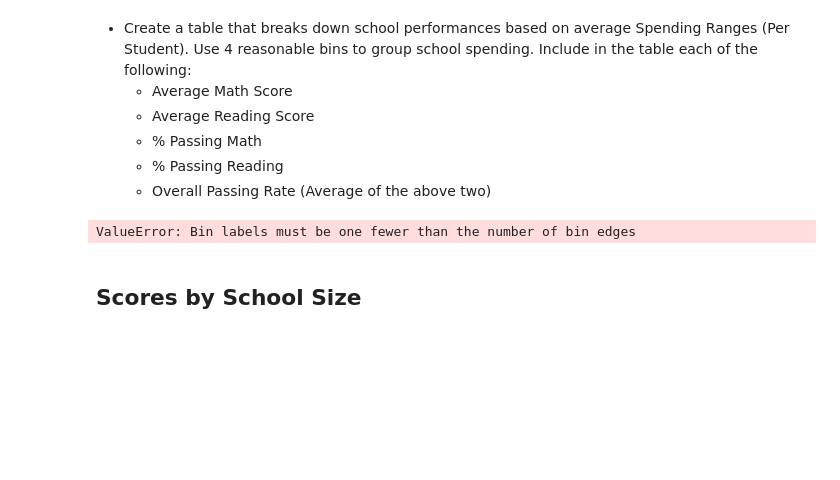
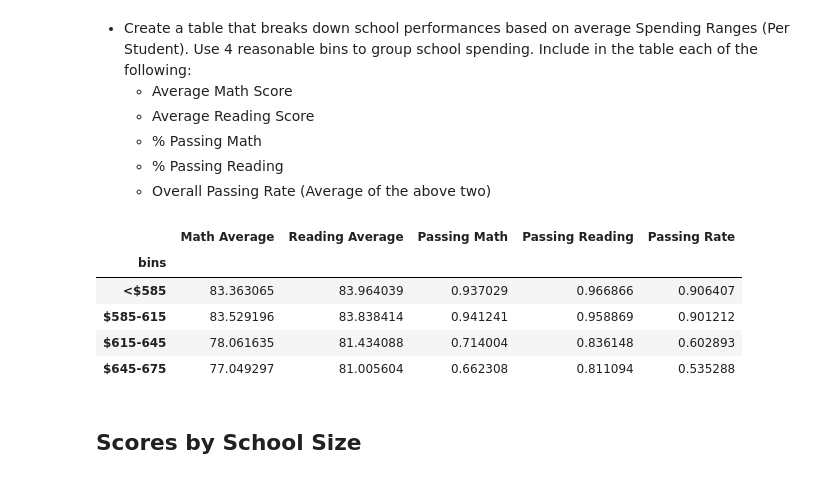
Before and after one commit to yujit0518/Pandas_Homework, a Jupyter notebook: Pandas HW.ipynb, the cells around one changed output. Cells and saved outputs as stored; diff of their text form; code cells hidden in the pictures; blank space fills up the shorter version.

```diff
--- a/Pandas HW.ipynb
+++ b/Pandas HW.ipynb
@@ -397,16 +397,30 @@ group_names = ["<$585", "$585-615", "$615-645", "$645-675"]
 # %%
 school_data_complete["bins"] = pd.cut(school_data_complete["budget"]/school_data_complete["size"], spending_bins, labels = group_names)
 
 # groupby the school spending
 score_by_spending = school_data_complete.groupby("bins")
 
-average_math_score = score_spending["math_score"].mean()
-average_reading_score = score_spending["reading_score"].mean()
-percent_passing_math = school_data_complete[school_data_complete["math_score"]>=70].groupby("bins")["student_name"].count()/score_spending["student_name"].count()
-perc = school_data_complete[school_data_complete["reading_score"]>=70].groupby("bins")["student_name"].count()/score_spending["student_name"].count()
-overall_pass = school_data_complete[(school_data_complete["math_score"]>=70) & (school_data_complete["reading_score"]>=70)].groupby("bins")["student_name"].count()/score_spending["student_name"].count()
+average_math_score = score_by_spending["math_score"].mean()
+average_reading_score = score_by_spending["reading_score"].mean()
+percent_passing_math = school_data_complete[school_data_complete["math_score"]>=70].groupby("bins")["student_name"].count()/score_by_spending["student_name"].count()
+percent_reading_math = school_data_complete[school_data_complete["reading_score"]>=70].groupby("bins")["student_name"].count()/score_by_spending["student_name"].count()
+overall_pass_rate = school_data_complete[(school_data_complete["math_score"]>=70) & (school_data_complete["reading_score"]>=70)].groupby("bins")["student_name"].count()/score_by_spending["student_name"].count()
+
+score_by_school_spending = pd.DataFrame({
+    "Math Average":average_math_score,
+    "Reading Average":average_reading_score,
+    "Passing Math":percent_passing_math,
+    "Passing Reading":percent_reading_math,
+    "Passing Rate":overall_pass_rate})
+
+score_by_school_spending
 # %% [output]
-ValueError: Bin labels must be one fewer than the number of bin edges
+|  | Math Average | Reading Average | Passing Math | Passing Reading | Passing Rate |
+| bins |  |  |  |  |  |
+| <$585 | 83.363065 | 83.964039 | 0.937029 | 0.966866 | 0.906407 |
+| $585-615 | 83.529196 | 83.838414 | 0.941241 | 0.958869 | 0.901212 |
+| $615-645 | 78.061635 | 81.434088 | 0.714004 | 0.836148 | 0.602893 |
+| $645-675 | 77.049297 | 81.005604 | 0.662308 | 0.811094 | 0.535288 |
 # %% [markdown]
 ## Scores by School Size
 # %% [markdown]
```
Also changed, not shown: parts of 2 cells of this notebook.
